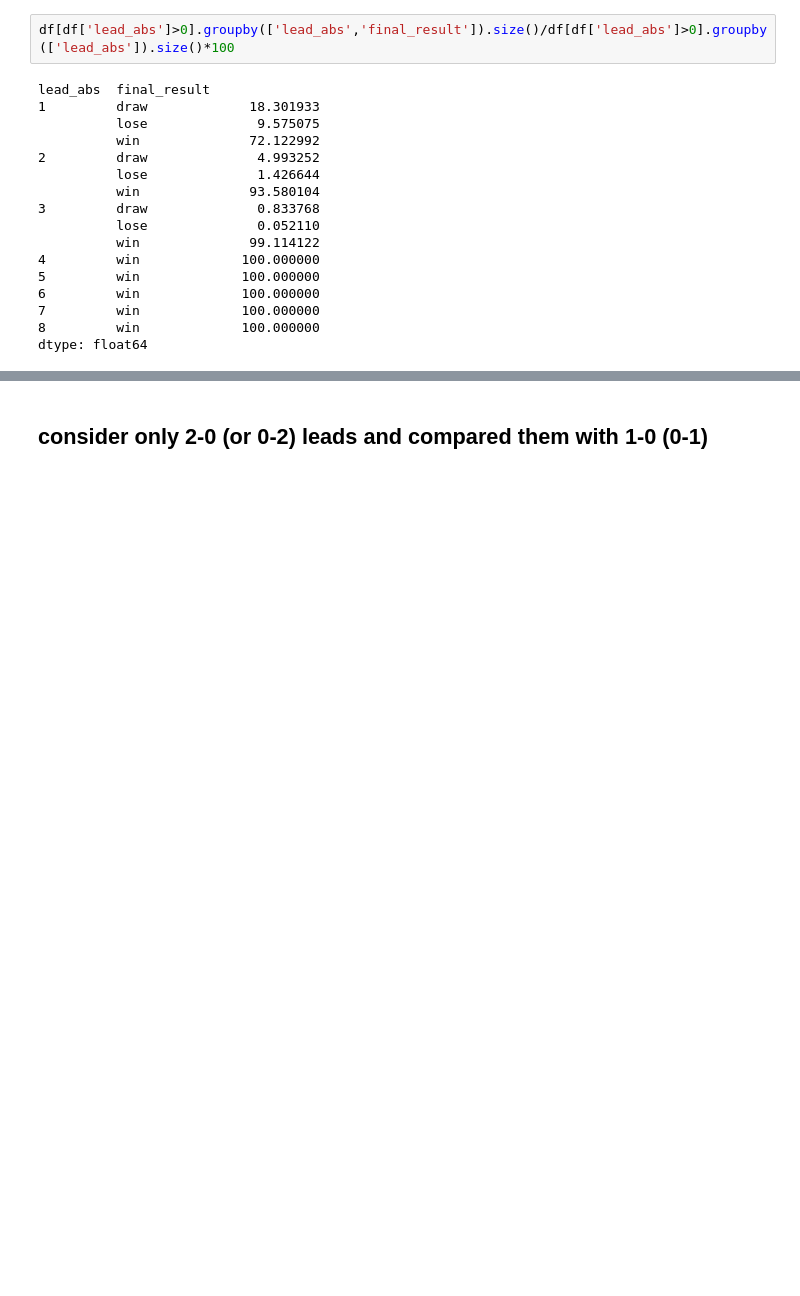
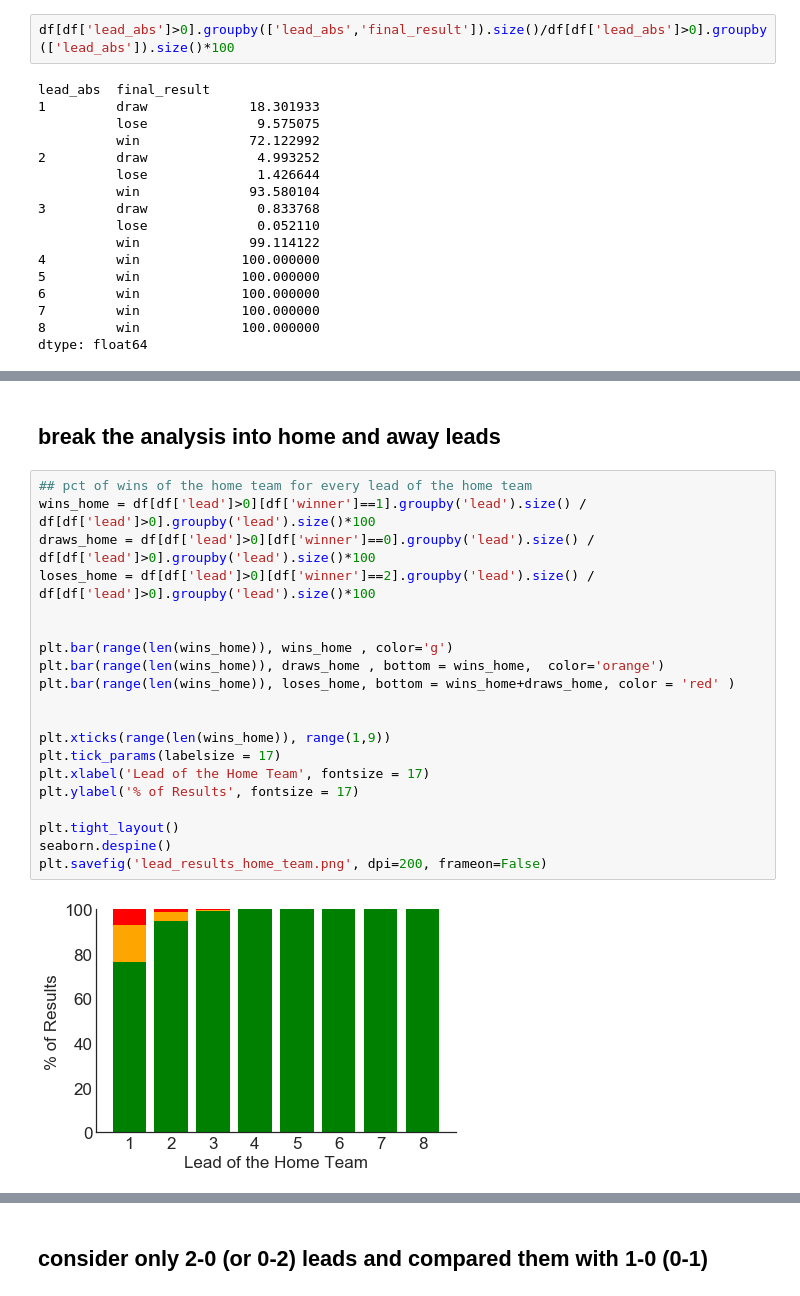
Before and after one commit to yortos/soccer-dangerous-leads, a Jupyter notebook: dangerous-leads.ipynb, the cells around one changed output, grey strips where cells are left out. Cells and saved outputs as stored; diff of their text form; blank space fills up the shorter version.

Commit message:
added the home and away analysis

```diff
--- a/dangerous-leads.ipynb
+++ b/dangerous-leads.ipynb
@@ -321,0 +331,24 @@ plt.savefig('lead_num_occurences.png', dpi=200, frameon=False)
+# %% [markdown]
+## break the analysis into home and away leads
+# %%
+## pct of wins of the home team for every lead of the home team
+wins_home = df[df['lead']>0][df['winner']==1].groupby('lead').size() / df[df['lead']>0].groupby('lead').size()*100
+draws_home = df[df['lead']>0][df['winner']==0].groupby('lead').size() / df[df['lead']>0].groupby('lead').size()*100
+loses_home = df[df['lead']>0][df['winner']==2].groupby('lead').size() / df[df['lead']>0].groupby('lead').size()*100
+
+
+plt.bar(range(len(wins_home)), wins_home , color='g')
+plt.bar(range(len(wins_home)), draws_home , bottom = wins_home,  color='orange')
+plt.bar(range(len(wins_home)), loses_home, bottom = wins_home+draws_home, color = 'red' )
+
+
+plt.xticks(range(len(wins_home)), range(1,9))
+plt.tick_params(labelsize = 17)
+plt.xlabel('Lead of the Home Team', fontsize = 17)
+plt.ylabel('% of Results', fontsize = 17)
+
+plt.tight_layout()
+seaborn.despine()
+plt.savefig('lead_results_home_team.png', dpi=200, frameon=False)
+# %% [output]
+[figure, added]
```
Also changed, not shown: parts of 16 cells of this notebook.
